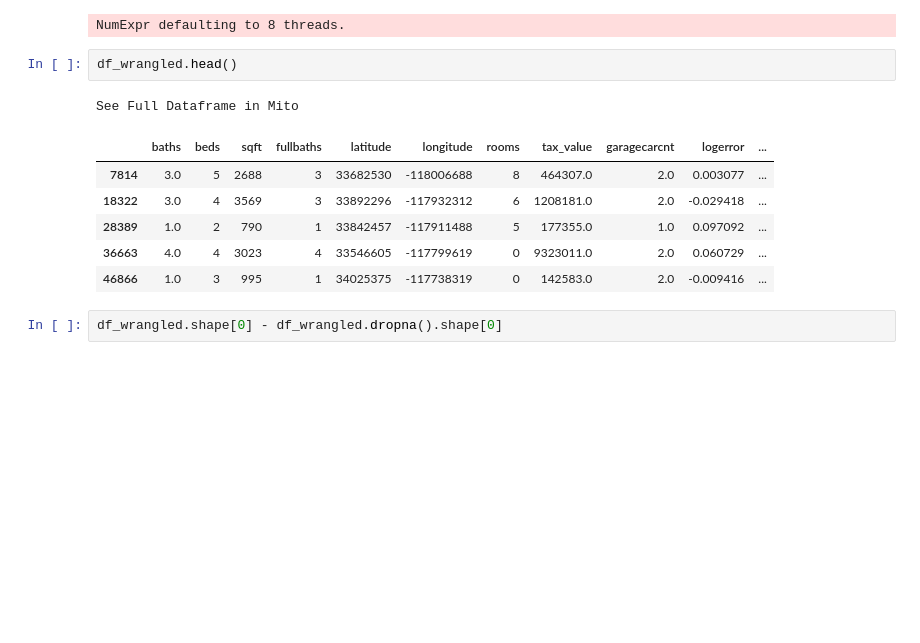
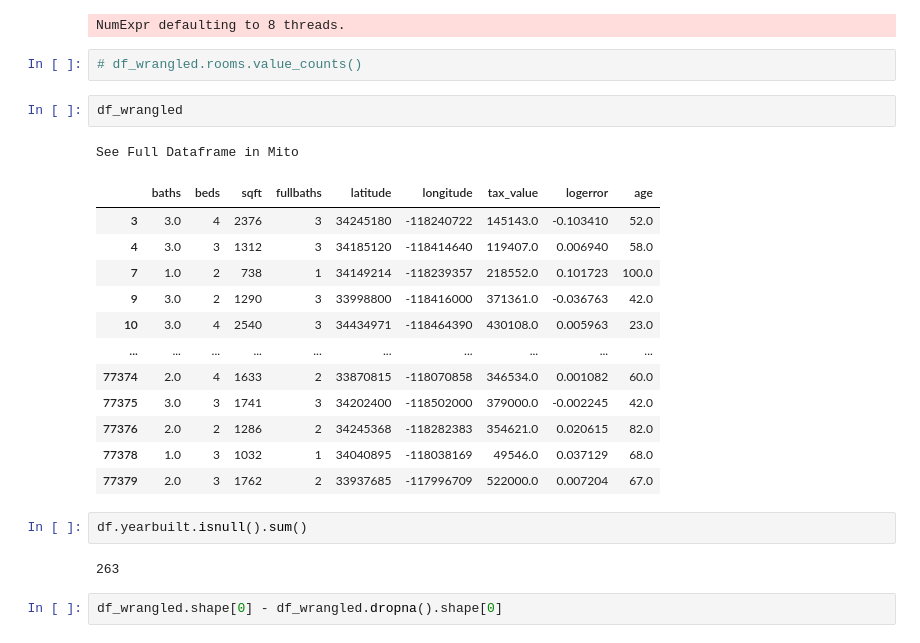
Before and after one commit to jones-stewart/zillow-clustering-project, a Jupyter notebook: 01_wrangle_jones.ipynb, the cells around one changed output. Cells and saved outputs as stored; diff of their text form; blank space fills up the shorter version.

```diff
--- a/01_wrangle_jones.ipynb
+++ b/01_wrangle_jones.ipynb
@@ -22,16 +91,28 @@ See Full Dataframe in Mito
 df_wrangled = wrangle_jones.wrangle_zillow(df)
 # %% [output]
 NumExpr defaulting to 8 threads.
+# %%
+# df_wrangled.rooms.value_counts()
 # %%
-df_wrangled.head()
+df_wrangled
 # %% [output]
 See Full Dataframe in Mito
-|  | baths | beds | sqft | fullbaths | latitude | longitude | rooms | tax_value | garagecarcnt | logerror | ... |
-| 7814 | 3.0 | 5 | 2688 | 3 | 33682530 | -118006688 | 8 | 464307.0 | 2.0 | 0.003077 | ... |
-| 18322 | 3.0 | 4 | 3569 | 3 | 33892296 | -117932312 | 6 | 1208181.0 | 2.0 | -0.029418 | ... |
-| 28389 | 1.0 | 2 | 790 | 1 | 33842457 | -117911488 | 5 | 177355.0 | 1.0 | 0.097092 | ... |
-| 36663 | 4.0 | 4 | 3023 | 4 | 33546605 | -117799619 | 0 | 9323011.0 | 2.0 | 0.060729 | ... |
-| 46866 | 1.0 | 3 | 995 | 1 | 34025375 | -117738319 | 0 | 142583.0 | 2.0 | -0.009416 | ... |
+|  | baths | beds | sqft | fullbaths | latitude | longitude | tax_value | logerror | age |
+| 3 | 3.0 | 4 | 2376 | 3 | 34245180 | -118240722 | 145143.0 | -0.103410 | 52.0 |
+| 4 | 3.0 | 3 | 1312 | 3 | 34185120 | -118414640 | 119407.0 | 0.006940 | 58.0 |
+| 7 | 1.0 | 2 | 738 | 1 | 34149214 | -118239357 | 218552.0 | 0.101723 | 100.0 |
+| 9 | 3.0 | 2 | 1290 | 3 | 33998800 | -118416000 | 371361.0 | -0.036763 | 42.0 |
+| 10 | 3.0 | 4 | 2540 | 3 | 34434971 | -118464390 | 430108.0 | 0.005963 | 23.0 |
+| ... | ... | ... | ... | ... | ... | ... | ... | ... | ... |
+| 77374 | 2.0 | 4 | 1633 | 2 | 33870815 | -118070858 | 346534.0 | 0.001082 | 60.0 |
+| 77375 | 3.0 | 3 | 1741 | 3 | 34202400 | -118502000 | 379000.0 | -0.002245 | 42.0 |
+| 77376 | 2.0 | 2 | 1286 | 2 | 34245368 | -118282383 | 354621.0 | 0.020615 | 82.0 |
+| 77378 | 1.0 | 3 | 1032 | 1 | 34040895 | -118038169 | 49546.0 | 0.037129 | 68.0 |
+| 77379 | 2.0 | 3 | 1762 | 2 | 33937685 | -117996709 | 522000.0 | 0.007204 | 67.0 |
+# %%
+df.yearbuilt.isnull().sum()
+# %% [output]
+263
 # %%
 df_wrangled.shape[0] - df_wrangled.dropna().shape[0]
 # %% [output]
```
Also changed, not shown: parts of 29 cells of this notebook, 2 other files.
